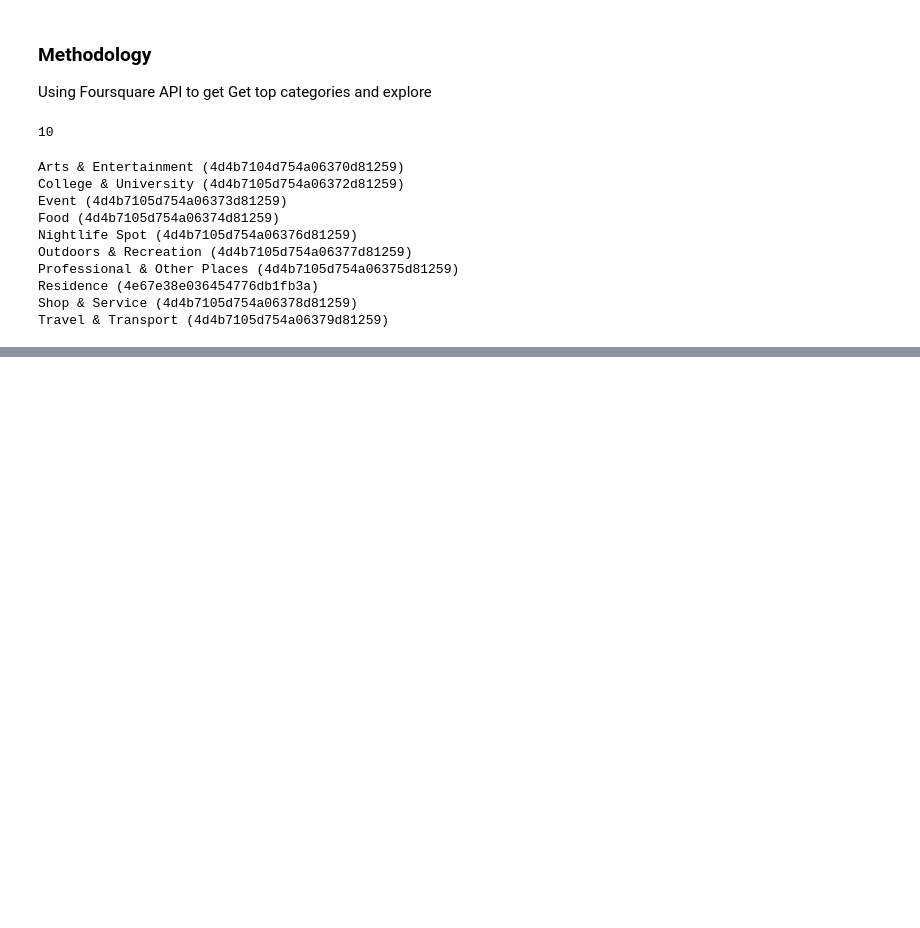
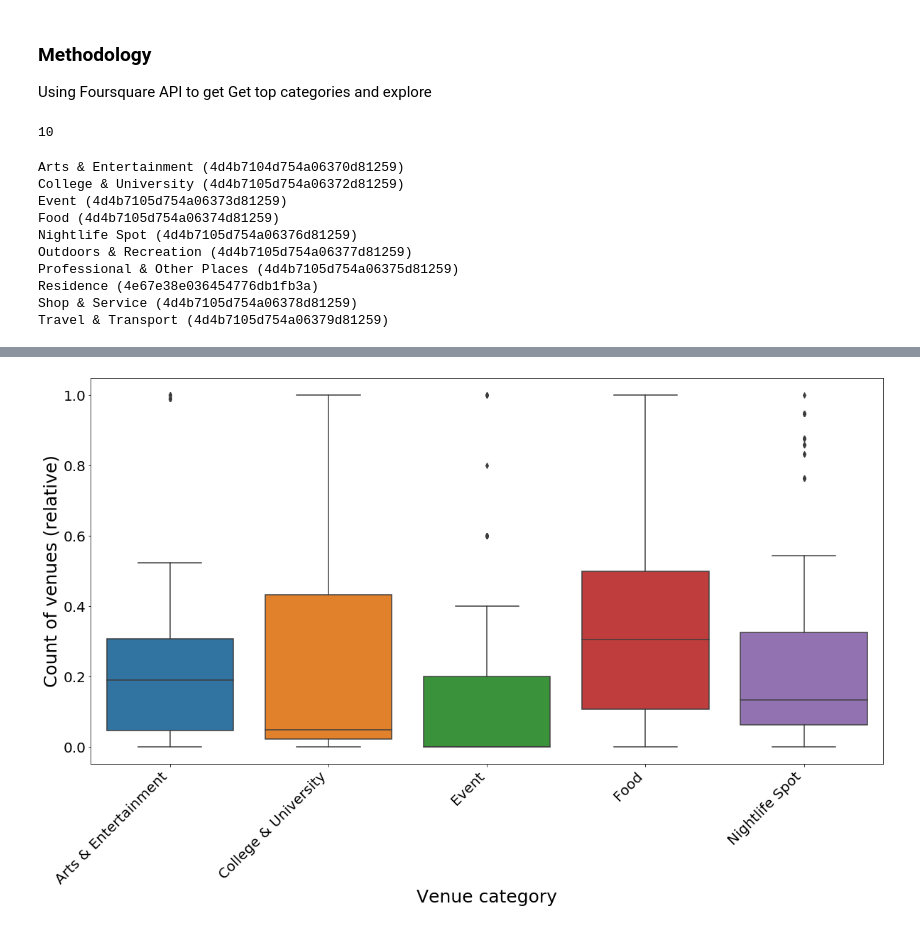
Before and after one commit to noiseorigin/ibm-data-science-capstone, a Jupyter notebook: Data Analysis of Chciago Metro stations.ipynb, the cells around one changed output, grey strips where cells are left out. Drawn from its saved outputs; the diff is of its cells as text; code cells hidden in the pictures; blank space fills up the shorter version.

```diff
--- a/Data Analysis of Chciago Metro stations.ipynb
+++ b/Data Analysis of Chciago Metro stations.ipynb
@@ -300,12 +316,13 @@ station_venues_df.head()
 # %%
 #Request number of venues, store result as CSV
+import time
 for i, row in station_venues_df.iterrows():
-    if i>=32:
+    if i>23:
         try:
             for c in categories_list:
                 coord = str(station_venues_df.latitude.iloc[i])+","+ str(station_venues_df.longitude.iloc[i])
                 station_venues_df.loc[i, c[0]] = get_venues_count(coord, radius=1000, categoryId=c[1])
-                print(station_venues_df.loc[i, c[0]])
+                print(c, station_venues_df.loc[i, c[0]])
                 station_venues_df.to_csv('station_venues.csv')
         except:
             print("Connection refused by the server..")
@@ -349,0 +352,8 @@ AttributeError: 'DataFrame' object has no attribute 'unique'
+# %%
+station_venues_df = pd.read_csv('station_venues.csv')
+station_venues_df = station_venues_df.drop(['Opened','Transfers',
+                        'Outdoors & Recreation',
+                        'Professional & Other Places',
+                        'Residence','Shop & Service',
+                        'Travel & Transport'
+                       ], axis =1)
@@ -349,0 +410,8 @@ AttributeError: 'DataFrame' object has no attribute 'unique'
+# %%
+from sklearn.preprocessing import MinMaxScaler
+
+X = station_venues_df.values[:,6:]
+X
+
+cluster_dataset = MinMaxScaler().fit_transform(X)
+cluster_dataset
@@ -349,0 +436,4 @@ AttributeError: 'DataFrame' object has no attribute 'unique'
+# %%
+cluster_df = pd.DataFrame(cluster_dataset)
+cluster_df.columns = [c[0] for c in categories_list]
+cluster_df.head()
@@ -349,0 +447,13 @@ AttributeError: 'DataFrame' object has no attribute 'unique'
+# %%
+plt.figure(figsize=(20, 10))
+sns.boxplot
+
+ax = sns.boxplot(data = cluster_df)
+ax.set_ylabel('Count of venues (relative)', fontsize=25)
+ax.set_xlabel('Venue category', fontsize=25)
+ax.tick_params(labelsize=20)
+plt.xticks(rotation=45, ha='right')
+
+plt.show()
+# %% [output]
+[figure, added]
```
Also changed, not shown: parts of 27 cells of this notebook, 1 other file.
